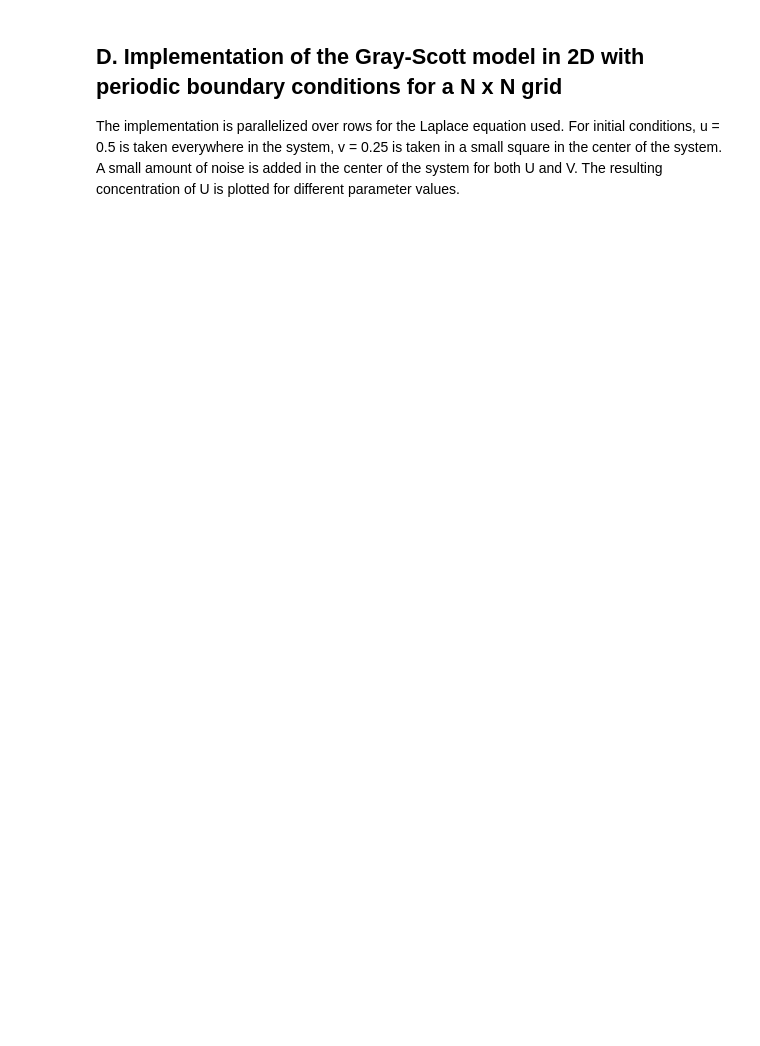
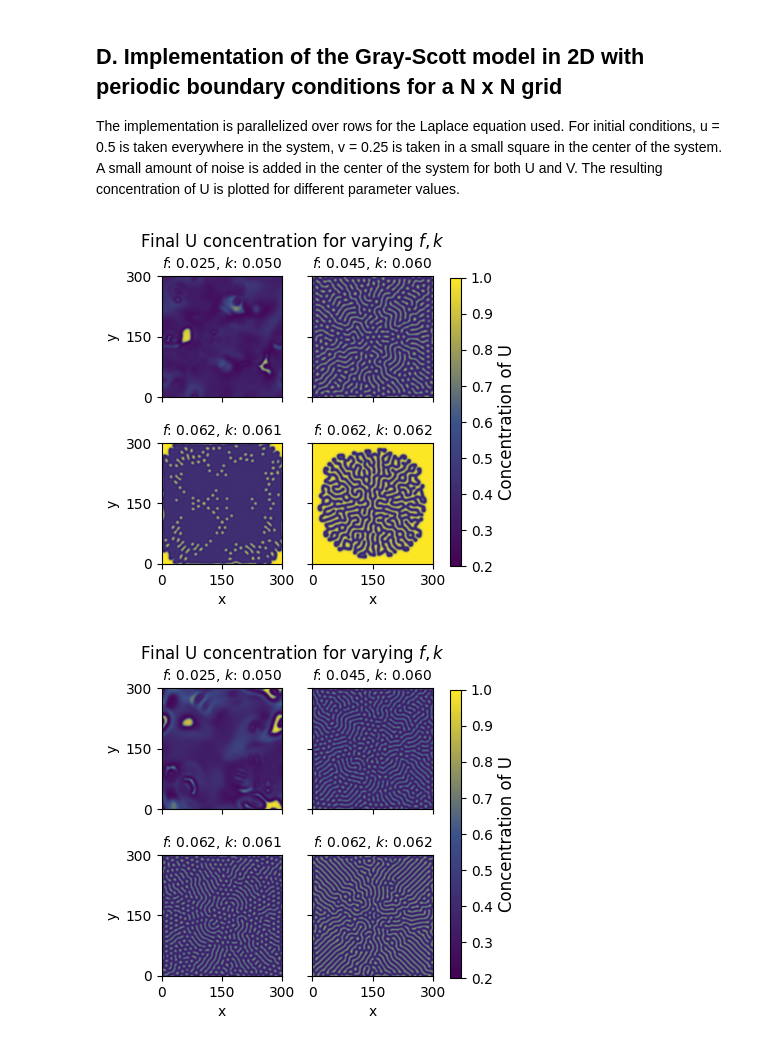
Before and after one commit to chrishoynck/Scientific_Computing_2, a Jupyter notebook: main.ipynb, the cells around one changed output. Drawn from its saved outputs; the diff is of its cells as text; code cells hidden in the pictures; blank space fills up the shorter version.

```diff
--- a/main.ipynb
+++ b/main.ipynb
@@ -192,42 +195,50 @@ num_steps = 15000  # number of time steps
 dt = 1 # time step size
 dx = 1 # grid spacing
 noise_level = 0.01 # noise level
-output_dir = "plots"
+output_dir = "plots" # output directory for plots
+seed = 22
 
 # parameter sets for f (first) and k (second) - 1
 param_sets_f_k = [
     (0.025, 0.050),
     (0.045, 0.060),
     (0.062, 0.061),
     (0.062, 0.062)
 ]
 
-# first diffusion coefficient pairs - 1
+# first figure below
+
+# first diffusion coefficient pairs
 param_sets_Du_Dv_1 = (0.16, 0.08)
 
-# store final results of U concentration for plotting - 1
+# store final results of U concentration for plotting
 u_final_list_1 = []
 
-# iterate through f and k values - 1
+# iterate through f and k values
 for f, k in param_sets_f_k:
     Du_1, Dv_1 = param_sets_Du_Dv_1 # test for Du=0.16, Dv=0.08
-    u_final_1, _ = solutions_gs.run_simulation_gray_scott(N, num_steps, dt, dx, Du_1, Dv_1, f, k, noise_level)
+    u_final_1, _ = solutions_gs.run_simulation_gray_scott(N, num_steps, dt, dx, Du_1, Dv_1, f, k, noise_level, seed)
     u_final_list_1.append(u_final_1)
 
-# plot the final concentrations of U for the tested parameter sets - 1
+# plot the final concentrations of U for the tested parameter sets
 visualizations.plot_final_gray_scott(u_final_list_1, param_sets_f_k, N, output_dir, plot_number=1)
 
-# second diffusion coefficient pairs - 2
+# second figure below
+
+# second diffusion coefficient pairs
 param_sets_Du_Dv_2 = (0.20, 0.08)
 
-# store final results of U concentration for plotting - 2
+# store final results of U concentration for plotting
 u_final_list_2 = []
 
-# iterate through f and k values - 2
+# iterate through f and k values
 for f, k in param_sets_f_k:
     Du_2, Dv_2 = param_sets_Du_Dv_2 # test for Du=0.20, Dv=0.08
-    u_final_2, _ = solutions_gs.run_simulation_gray_scott(N, num_steps, dt, dx, Du_2, Dv_2, f, k, noise_level)
+    u_final_2, _ = solutions_gs.run_simulation_gray_scott(N, num_steps, dt, dx, Du_2, Dv_2, f, k, noise_level, seed)
     u_final_list_2.append(u_final_2)
 
-# plot the final concentrations of U for the tested parameter sets - 2
+# plot the final concentrations of U for the tested parameter sets
 visualizations.plot_final_gray_scott(u_final_list_2, param_sets_f_k, N, output_dir, plot_number=2)
+# %% [output]
+[figure, added]
+[figure, added]
```
Also changed, not shown: parts of 1 cell of this notebook, 4 other files.
